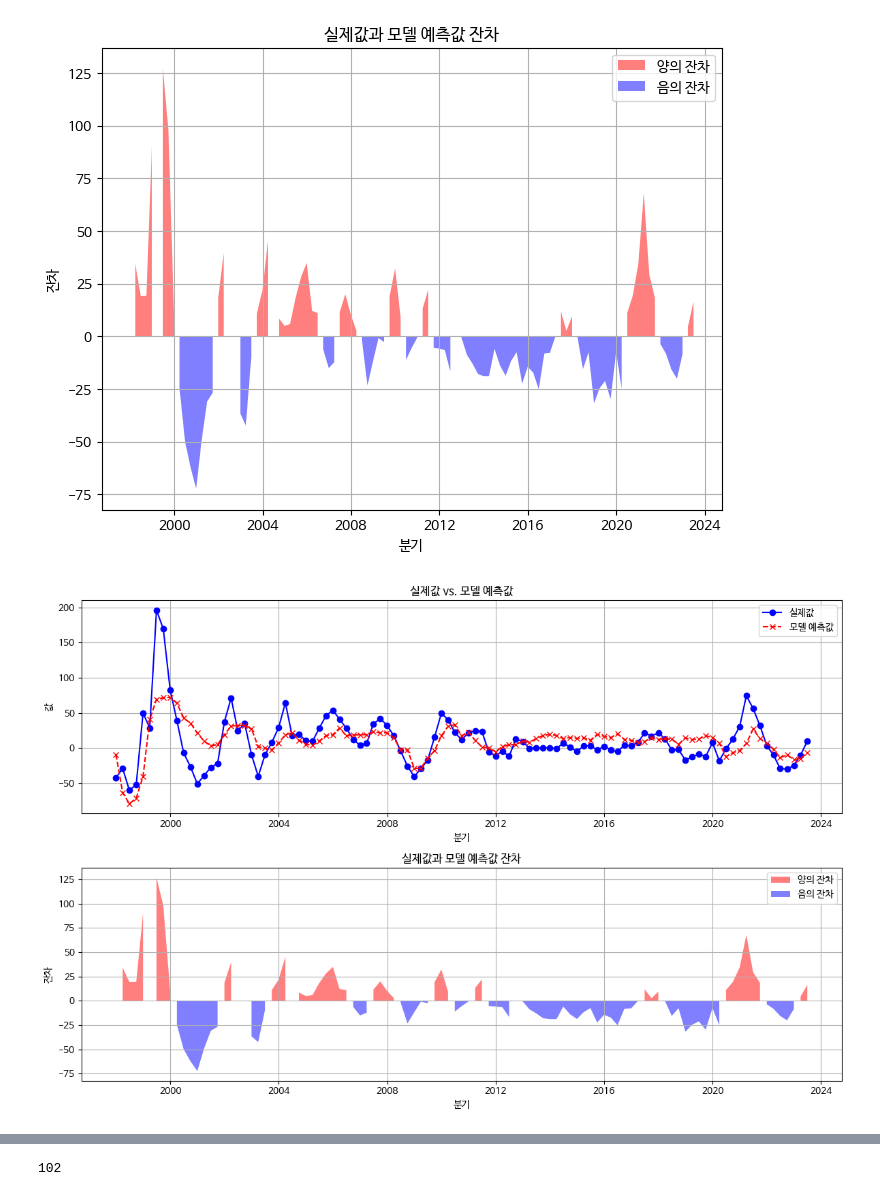
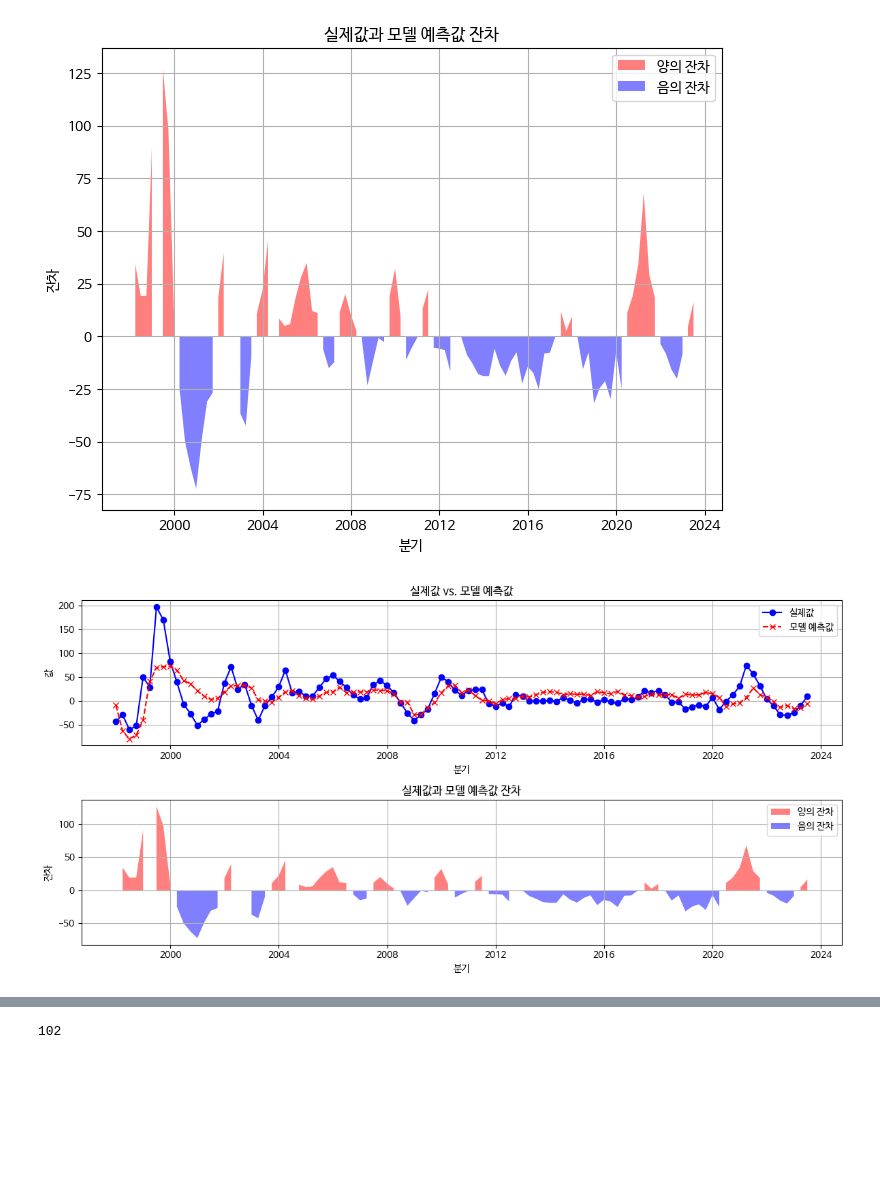
Before and after one commit to GwakJunwoo/BetaTross, a Jupyter notebook: betatross/kospi.ipynb, the cells around one changed output, grey strips where cells are left out. Drawn from its saved outputs; the diff is of its cells as text; code cells hidden in the pictures; blank space fills up the shorter version.

```diff
--- a/betatross/kospi.ipynb
+++ b/betatross/kospi.ipynb
@@ -390,35 +391,35 @@ residuals = np.array(actual_values) - np.array(predicted_values)
 
 # 데이터 포인트의 x 좌표 (분기 등)
 x_values = result.index
 
 # 두 개의 subplot 생성
-fig, (ax1, ax2) = plt.subplots(2, 1, figsize=(12, 8))  # 2개의 subplot을 위아래로 배치
+fig, (ax1, ax2) = plt.subplots(2, 1, figsize=(12, 6))  # 2개의 subplot을 위아래로 배치
 
 # 첫 번째 subplot (상단)
 ax1.plot(x_values, actual_values, label='실제값', marker='o', linestyle='-', color='b')
 ax1.plot(x_values, predicted_values, label='모델 예측값', marker='x', linestyle='--', color='r')
 ax1.set_xlabel('분기')
 ax1.set_ylabel('값')
 ax1.set_title('실제값 vs. 모델 예측값')
 ax1.legend()
 ax1.grid(True)  # 그리드 추가
 
 # 두 번째 subplot (하단)
 ax2.fill_between(x_values, 0, residuals, where=residuals >= 0, facecolor='red', alpha=0.5, label='양의 잔차')
 ax2.fill_between(x_values, 0, residuals, where=residuals < 0, facecolor='blue', alpha=0.5, label='음의 잔차')
 ax2.set_xlabel('분기')
 ax2.set_ylabel('잔차')
 ax2.set_title('실제값과 모델 예측값 잔차')
 ax2.legend()
 ax2.grid(True)  # 그리드 추가
 
 # subplot 간의 간격 조정
 plt.tight_layout()
 
 # 그래프 표시
 plt.show()
 # %% [output]
-[figure, old version]
+[figure, new version]
 # %%
 # 1년 래깅 적용
 import matplotlib.pyplot as plt
```
Also changed, not shown: parts of 19 cells of this notebook, 1 other file.
